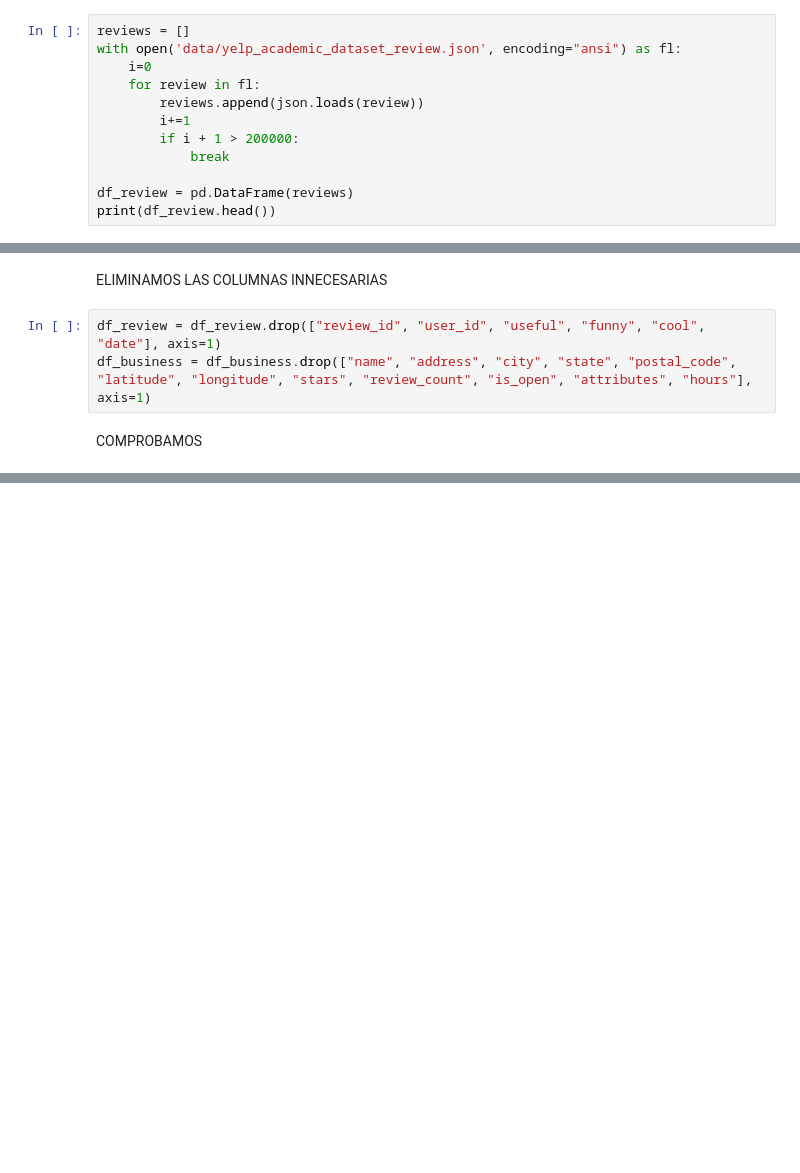
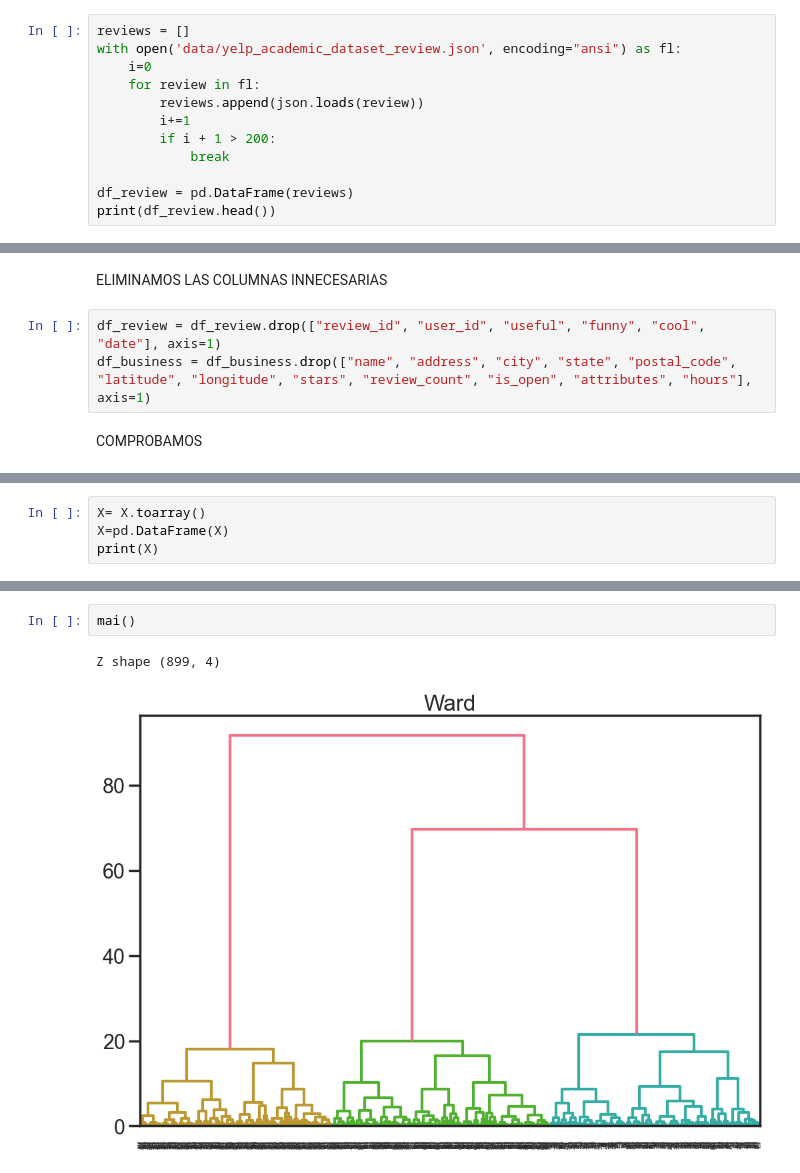
Before and after one commit to AvalonRhythm/TrabajoMineria, a Jupyter notebook: hClustering.ipynb, the cells around one changed output, grey strips where cells are left out. Saved outputs shown, nothing was run; the diff lists cells and outputs as text; blank space fills up the shorter version.

```diff
--- a/hClustering.ipynb
+++ b/hClustering.ipynb
@@ -20,7 +21,7 @@ with open('data/yelp_academic_dataset_review.json', encoding="ansi") as fl:
     for review in fl:
         reviews.append(json.loads(review))
         i+=1
-        if i + 1 > 200000:
+        if i + 1 > 200:
             break
 
 df_review = pd.DataFrame(reviews)
@@ -194,0 +145,4 @@ print(X)
+# %%
+X= X.toarray()
+X=pd.DataFrame(X)
+print(X)
@@ -194,0 +235,5 @@ print(X)
+# %%
+mai()
+# %% [output]
+Z shape (899, 4)
+[figure, added]
```
Also changed, not shown: parts of 18 cells of this notebook.
